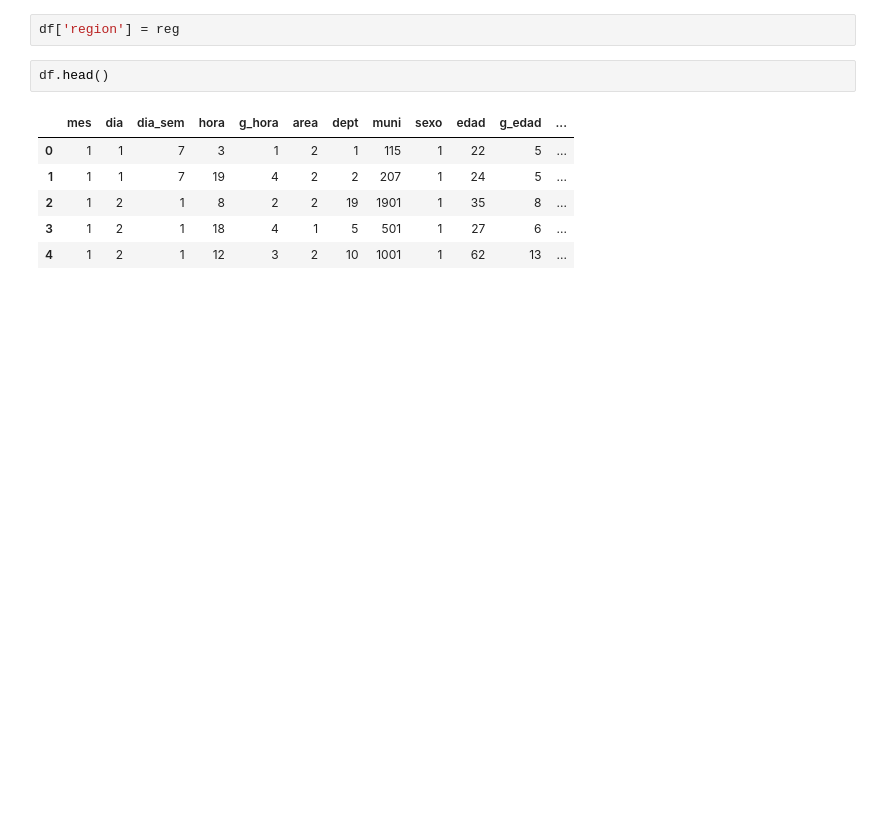
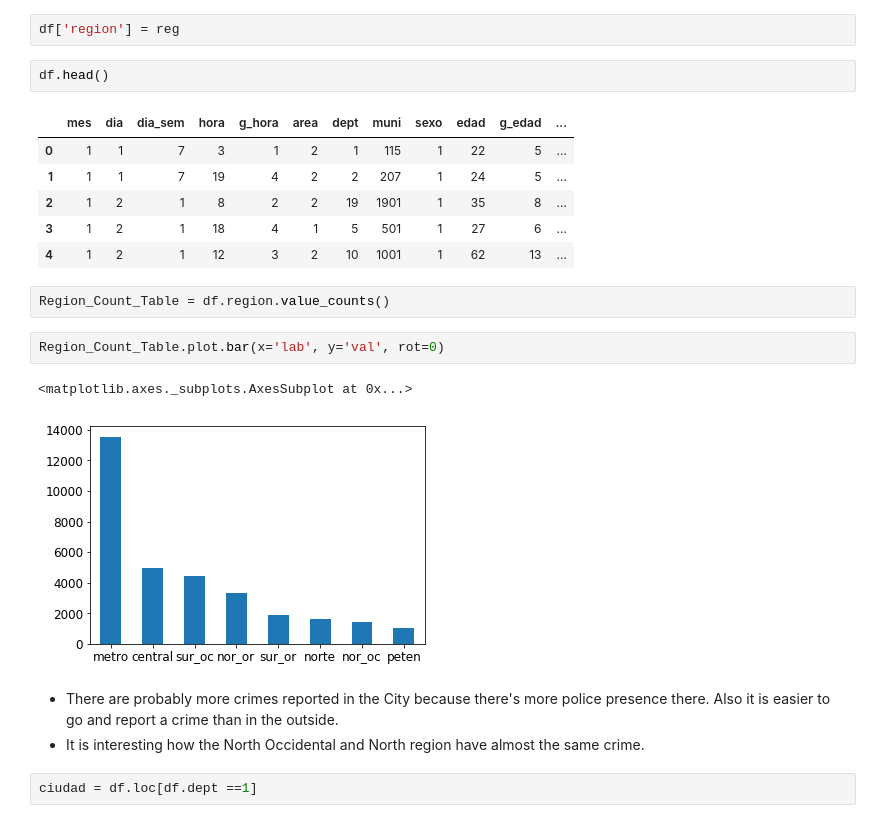
Before and after one commit to nathsmo/Victimas_PNC_2017, a Jupyter notebook: Procesamiento2.ipynb, the cells around one changed output. Drawn from its saved outputs; the diff is of its cells as text; blank space fills up the shorter version.

```diff
--- a/Procesamiento2.ipynb
+++ b/Procesamiento2.ipynb
@@ -116,3 +119,15 @@ df.head()
 | 2 | 1 | 2 | 1 | 8 | 2 | 2 | 19 | 1901 | 1 | 35 | 8 | ... |
 | 3 | 1 | 2 | 1 | 18 | 4 | 1 | 5 | 501 | 1 | 27 | 6 | ... |
 | 4 | 1 | 2 | 1 | 12 | 3 | 2 | 10 | 1001 | 1 | 62 | 13 | ... |
+# %%
+Region_Count_Table = df.region.value_counts()
+# %%
+Region_Count_Table.plot.bar(x='lab', y='val', rot=0)
+# %% [output]
+<matplotlib.axes._subplots.AxesSubplot at 0x...>
+[figure, added]
+# %% [markdown]
+* There are probably more crimes reported in the City because there's more police presence there. Also it is easier to go and report a crime than in the outside.
+* It is interesting how the North Occidental and North region have almost the same crime.
+# %%
+ciudad = df.loc[df.dept ==1]
```
Also changed, not shown: parts of 3 cells of this notebook.
